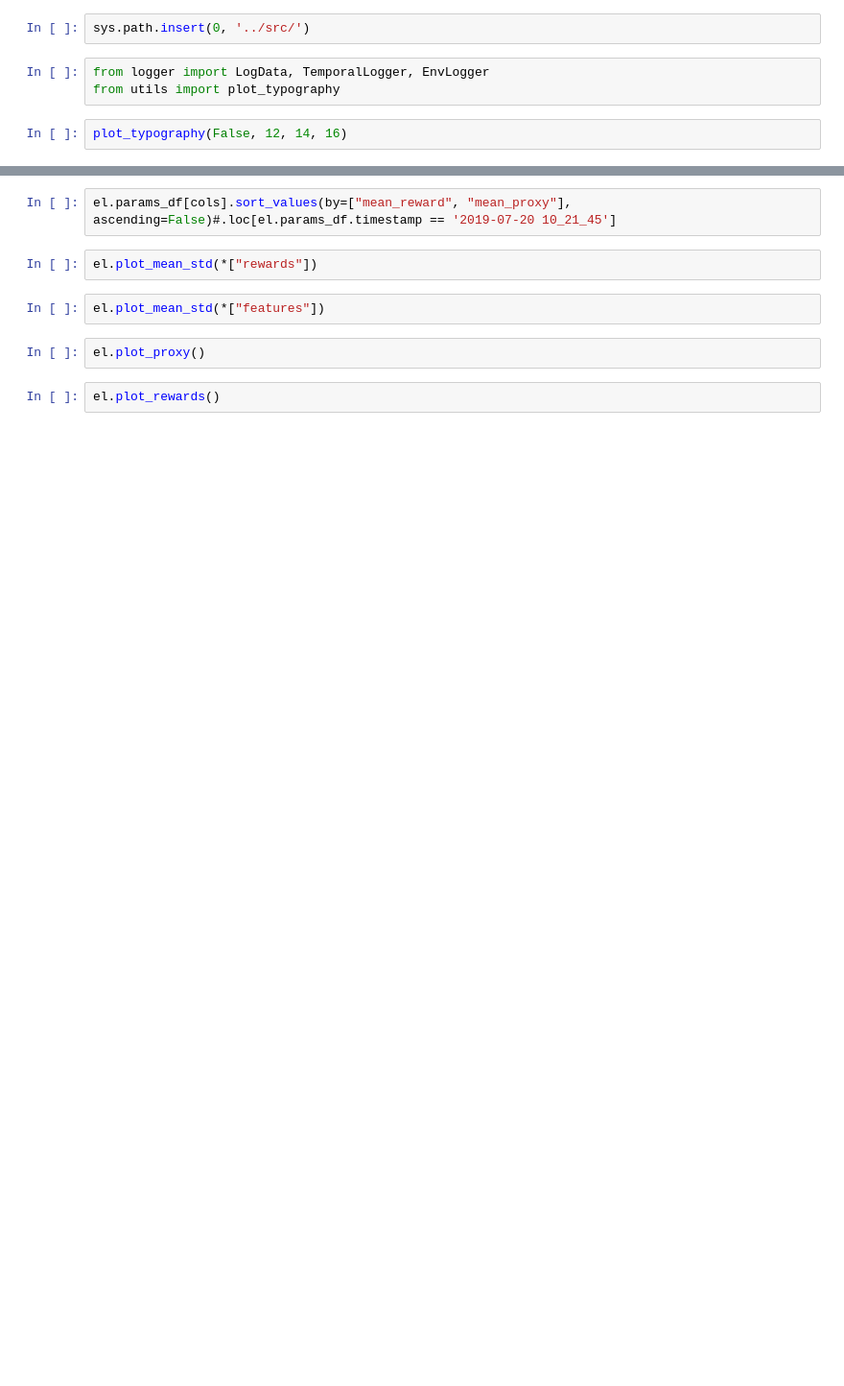
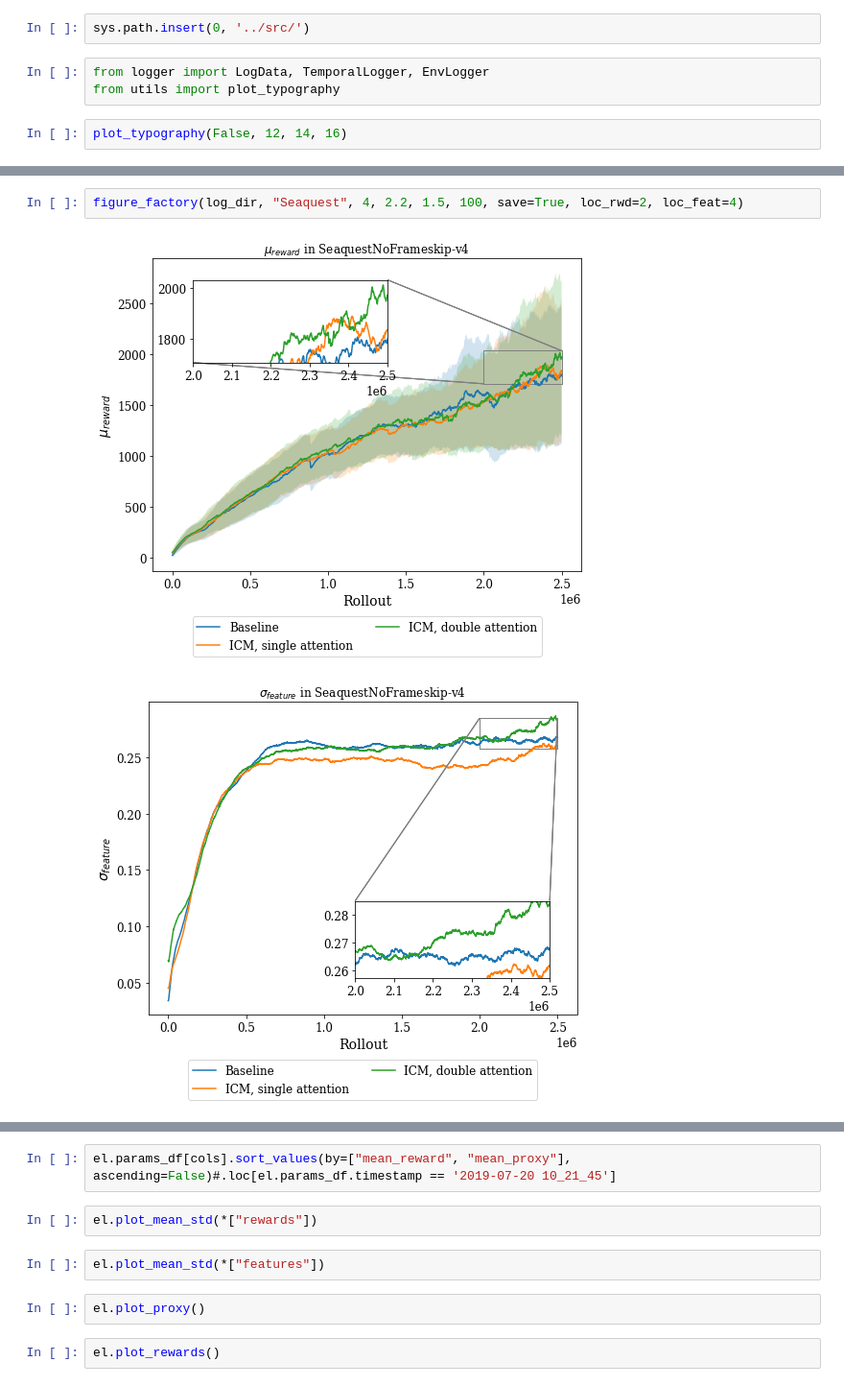
Before and after one commit to rpatrik96/AttA2C, a Jupyter notebook: jupyter/analysis.ipynb, the cells around one changed output, grey strips where cells are left out. Shown: that part at 96% size. Drawn from its saved outputs; the diff is of its cells as text; blank space fills up the shorter version.

```diff
--- a/jupyter/analysis.ipynb
+++ b/jupyter/analysis.ipynb
@@ -19,0 +48,5 @@ log_dir = join(dirname(dirname(abspath(__file__))), "log_new")
+# %%
+figure_factory(log_dir, "Seaquest", 4, 2.2, 1.5, 100, save=True, loc_rwd=2, loc_feat=4)
+# %% [output]
+[figure, added]
+[figure, added]
```
Also changed, not shown: parts of 9 cells of this notebook, 3 other files.
